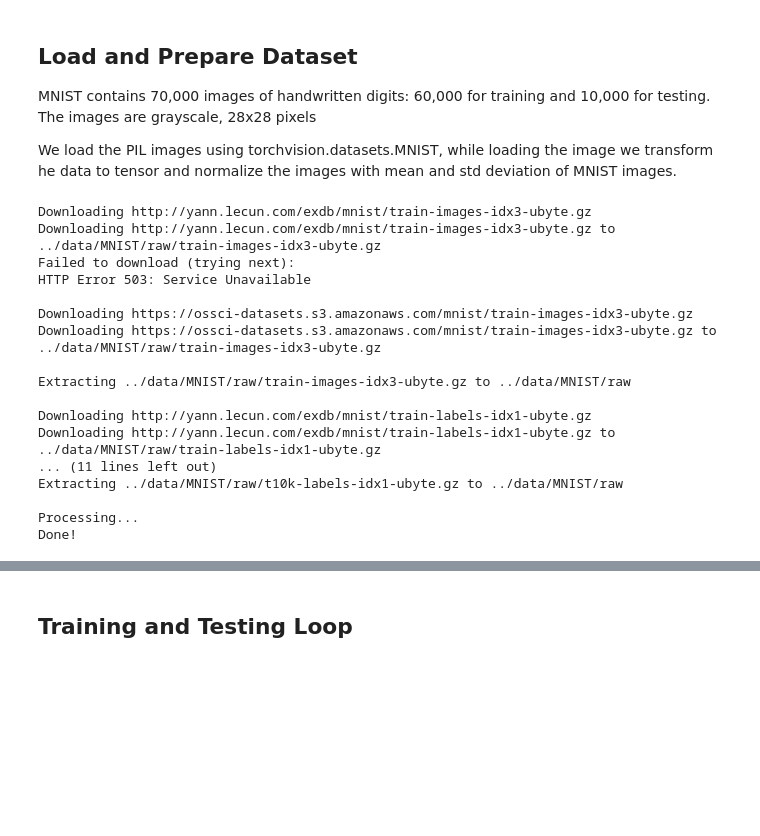
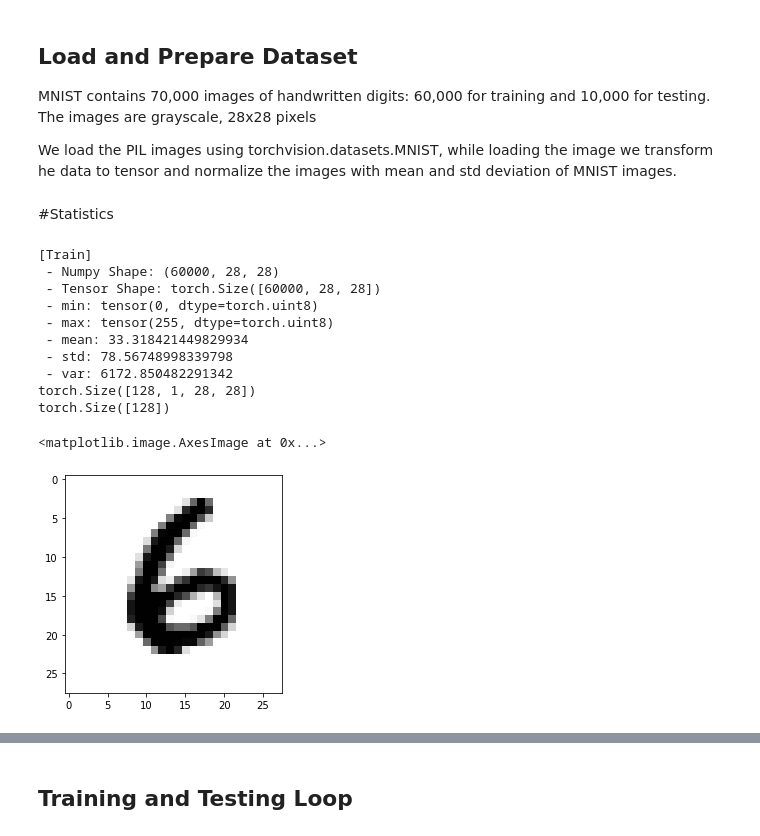
Before and after one commit to gkdivya/EVA, a Jupyter notebook: 4_ArchitecturalBasics/MNIST_Architecture_Basics.ipynb, the cells around one changed output, grey strips where cells are left out. Drawn from its saved outputs; the diff is of its cells as text; code cells hidden in the pictures; blank space fills up the shorter version.

```diff
--- a/4_ArchitecturalBasics/MNIST_Architecture_Basics.ipynb
+++ b/4_ArchitecturalBasics/MNIST_Architecture_Basics.ipynb
@@ -166,34 +190,54 @@ torch.manual_seed(1)
 batch_size = 128
 
 kwargs = {'num_workers': 1, 'pin_memory': True} if use_cuda else {}
-train_loader = torch.utils.data.DataLoader(
-    datasets.MNIST('../data', train=True, download=True,
+train = datasets.MNIST('../data', train=True, download=True,
                     transform=transforms.Compose([
+                        #transforms.RandomRotation((-5.0, 5.0), fill=(1,)),
                         transforms.ToTensor(),
                         transforms.Normalize((0.1307,), (0.3081,))
-                    ])),
-    batch_size=batch_size, shuffle=True, **kwargs)
-test_loader = torch.utils.data.DataLoader(
-    datasets.MNIST('../data', train=False, transform=transforms.Compose([
+                    ]))
+
+test = datasets.MNIST('../data', train=False, transform=transforms.Compose([
                         transforms.ToTensor(),
                         transforms.Normalize((0.1307,), (0.3081,))
-                    ])),
-    batch_size=batch_size, shuffle=True, **kwargs)
+                    ]))
+train_loader = torch.utils.data.DataLoader(train, batch_size=batch_size, shuffle=True, **kwargs)
+test_loader = torch.utils.data.DataLoader(test, batch_size=batch_size, shuffle=True, **kwargs)
-# %% [output]
-Downloading http://yann.lecun.com/exdb/mnist/train-images-idx3-ubyte.gz
-Downloading http://yann.lecun.com/exdb/mnist/train-images-idx3-ubyte.gz to ../data/MNIST/raw/train-images-idx3-ubyte.gz
-Failed to download (trying next):
-HTTP Error 503: Service Unavailable
-
-Downloading https://ossci-datasets.s3.amazonaws.com/mnist/train-images-idx3-ubyte.gz
-Downloading https://ossci-datasets.s3.amazonaws.com/mnist/train-images-idx3-ubyte.gz to ../data/MNIST/raw/train-images-idx3-ubyte.gz
-
-Extracting ../data/MNIST/raw/train-images-idx3-ubyte.gz to ../data/MNIST/raw
-
-Downloading http://yann.lecun.com/exdb/mnist/train-labels-idx1-ubyte.gz
-Downloading http://yann.lecun.com/exdb/mnist/train-labels-idx1-ubyte.gz to ../data/MNIST/raw/train-labels-idx1-ubyte.gz
-... (11 lines left out)
-Extracting ../data/MNIST/raw/t10k-labels-idx1-ubyte.gz to ../data/MNIST/raw
-
-Processing...
-Done!
+# %% [markdown]
+#Statistics
+# %%
+# We'd need to convert it into Numpy! Remember above we have converted it into tensors already
+train_data = train.train_data
+#train_data = train.transform(train_data.cpu().numpy())
+
+print('[Train]')
+print(' - Numpy Shape:', train.train_data.cpu().numpy().shape)
+print(' - Tensor Shape:', train.train_data.size())
+print(' - min:', torch.min(train_data))
+print(' - max:', torch.max(train_data))
+print(' - mean:', train.train_data.cpu().numpy().mean())
+print(' - std:', train.train_data.cpu().numpy().std())
+print(' - var:', train.train_data.cpu().numpy().var())
+
+dataiter = iter(train_loader)
+images, labels = dataiter.next()
+
+print(images.shape)
+print(labels.shape)
+
+
+
+plt.imshow(images[0].numpy().squeeze(), cmap='gray_r')
+# %% [output]
+[Train]
+ - Numpy Shape: (60000, 28, 28)
+ - Tensor Shape: torch.Size([60000, 28, 28])
+ - min: tensor(0, dtype=torch.uint8)
+ - max: tensor(255, dtype=torch.uint8)
+ - mean: 33.318421449829934
+ - std: 78.56748998339798
+ - var: 6172.850482291342
+torch.Size([128, 1, 28, 28])
+torch.Size([128])
+<matplotlib.image.AxesImage at 0x...>
+[figure, added]
```
Also changed, not shown: parts of 10 cells of this notebook.
